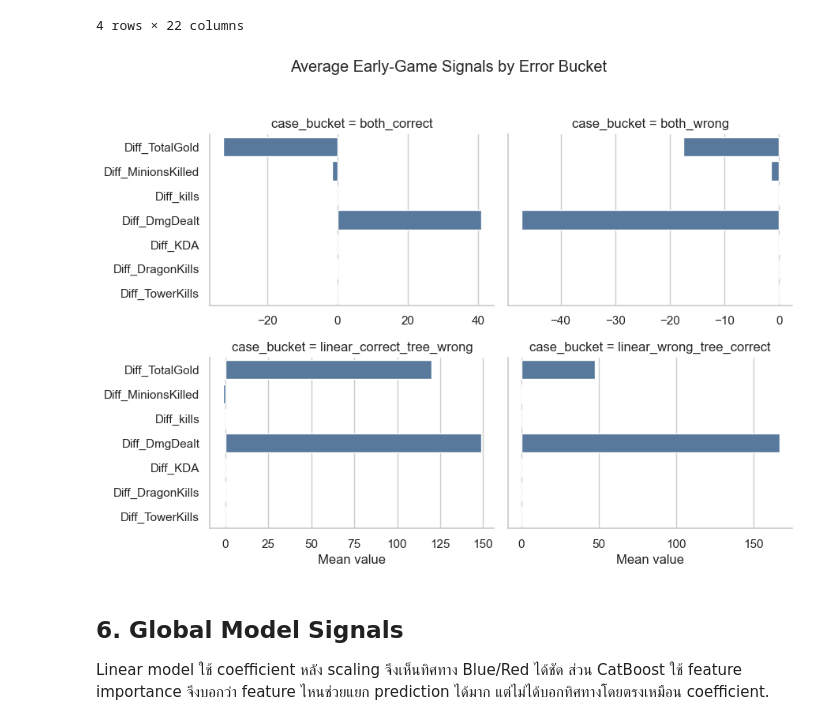
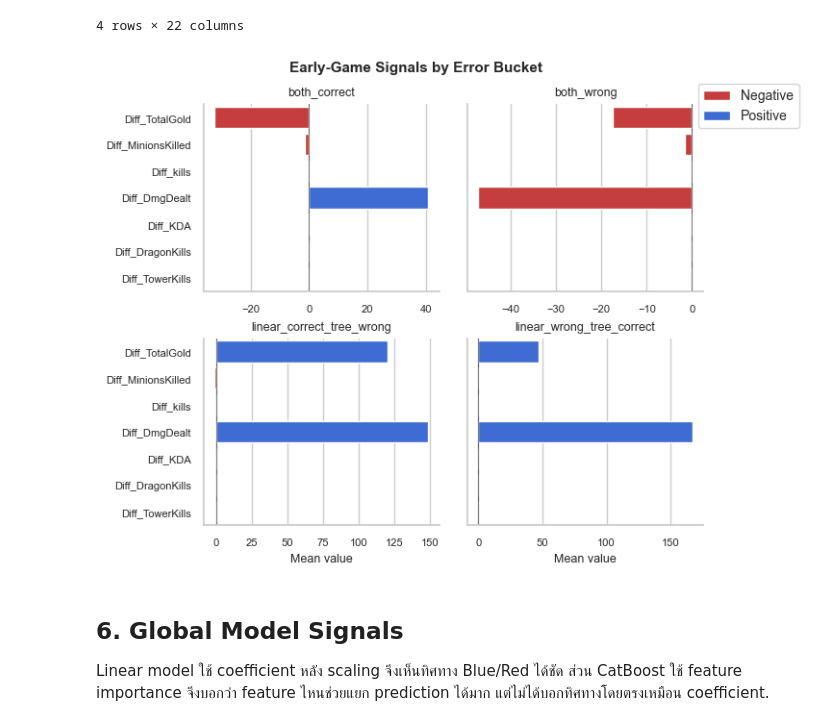
Before and after one commit to Kiatisakk/Predicting-League-of-Legends-Match-Outcomes-Using-10-Minute-Data, a Jupyter notebook: 07_error_analysis_linear_vs_treebased.ipynb, the cells around one changed output. Drawn from its saved outputs; the diff is of its cells as text; code cells hidden in the pictures.

```diff
--- a/07_error_analysis_linear_vs_treebased.ipynb
+++ b/07_error_analysis_linear_vs_treebased.ipynb
@@ -433,29 +433,54 @@ display(bucket_signal_summary.sort_values('count', ascending=False))
 4 rows × 22 columns
 # %%
 plot_cols = [c for c in ['Diff_TotalGold', 'Diff_MinionsKilled', 'Diff_kills', 'Diff_DmgDealt', 'Diff_KDA', 'Diff_DragonKills', 'Diff_TowerKills'] if c in analysis_df.columns]
+
 if plot_cols:
+    # 1. เตรียม Data และ Logic สี
     plot_data = analysis_df.groupby('case_bucket')[plot_cols].mean().reset_index().melt(
         id_vars='case_bucket', var_name='signal', value_name='mean_value'
     )
+    plot_data['color_logic'] = np.where(plot_data['mean_value'] >= 0, 'Positive', 'Negative')
+    custom_palette = {"Positive": "#2563eb", "Negative": "#dc2626"}
+
+    # 2. วาดกราฟ (ปรับ height/aspect ให้ compact ขึ้น)
     g = sns.catplot(
         data=plot_data,
         x='mean_value',
         y='signal',
+        hue='color_logic',
         col='case_bucket',
         kind='bar',
         col_wrap=2,
         sharex=False,
-        height=3.2,
-        aspect=1.4,
-        color='#4C78A8',
+        height=2.8,    # ลดความสูงลงเพื่อให้ดูแน่น
+        aspect=1.3,    # ปรับสัดส่วนให้กะทัดรัด
+        palette=custom_palette,
+        dodge=False
     )
-    g.fig.suptitle('Average Early-Game Signals by Error Bucket', y=1.03)
-    g.set_axis_labels('Mean value', '')
-    plt.tight_layout()
-    plt.savefig(OUTPUT_DIR / 'bucket_signal_summary.png', dpi=150, bbox_inches='tight')
+
+    # 3. ปรับแต่ง Layout ให้ "Tight" ที่สุด
+    # ลดช่องว่างระหว่าง Subplots (wspace = กว้าง, hspace = สูง)
+    g.fig.subplots_adjust(wspace=0.12, hspace=0.25, top=0.9)
+
+    # ย้าย Legend เข้าไปในจุดที่ประหยัดพื้นที่ (Top Right ของรูป)
+    sns.move_legend(g, "upper right", bbox_to_anchor=(0.98, 0.95),
+                    frameon=True, fontsize='small', title=None)
+
+    # ปรับ Font และ Title
+    g.fig.suptitle('Early-Game Signals by Error Bucket', fontsize=11, fontweight='bold')
+    g.set_axis_labels('Mean value', '', fontsize=9)
+    g.set_titles("{col_name}", size=9) # ลดขนาดหัวข้อ Subplot
+
+    # ปรับขนาดตัวเลขแกน X และ Y ให้เล็กลง
+    for ax in g.axes.flat:
+        ax.tick_params(labelsize=8)
+        ax.axvline(0, color='black', linewidth=0.8, alpha=0.5) # เพิ่มเส้น 0 ให้ดูง่ายขึ้น
+
+    plt.savefig(OUTPUT_DIR / 'bucket_signal_summary_tight.png',
+                dpi=160, bbox_inches='tight', pad_inches=0.05)
     plt.show()
 # %% [output]
-[figure, old version]
+[figure, new version]
 # %% [markdown]
 ## 6. Global Model Signals
 
```
Also changed, not shown: parts of 2 cells of this notebook, 6 other files.
